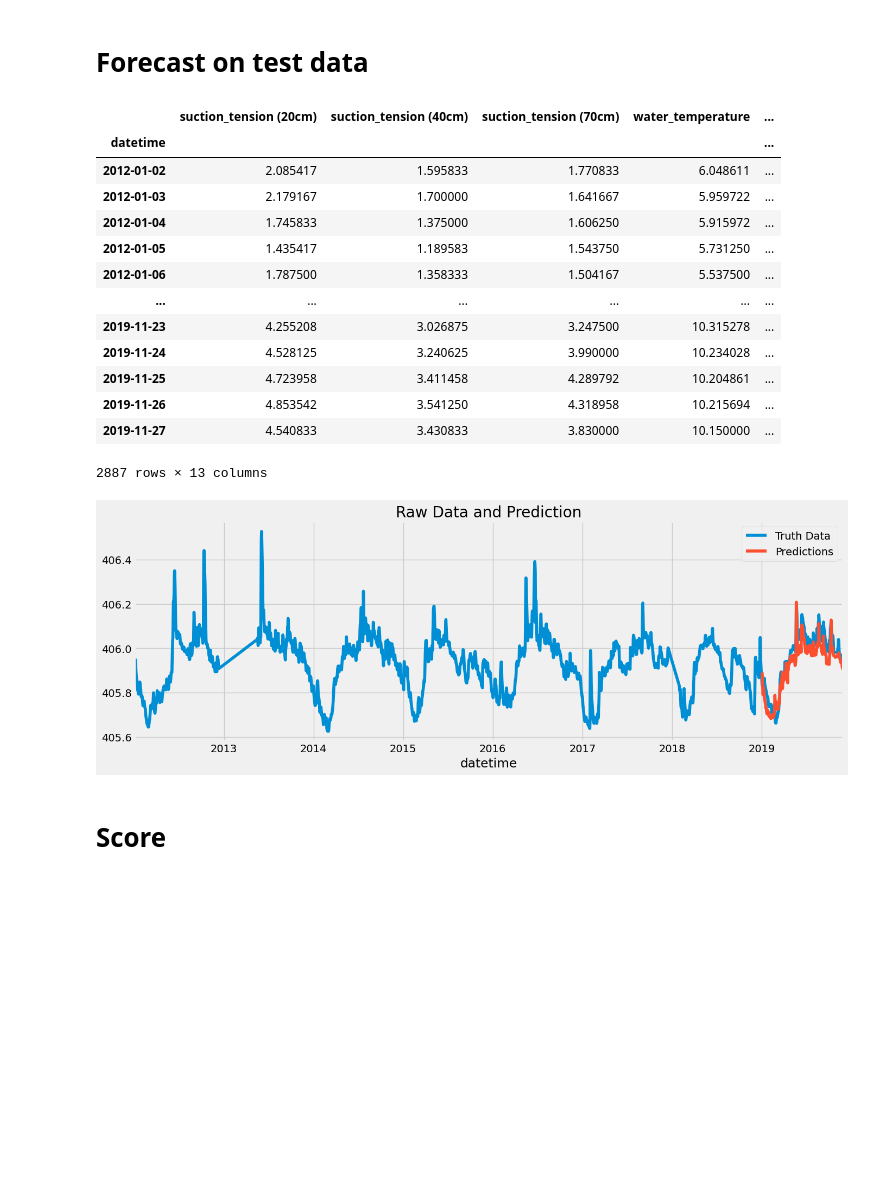
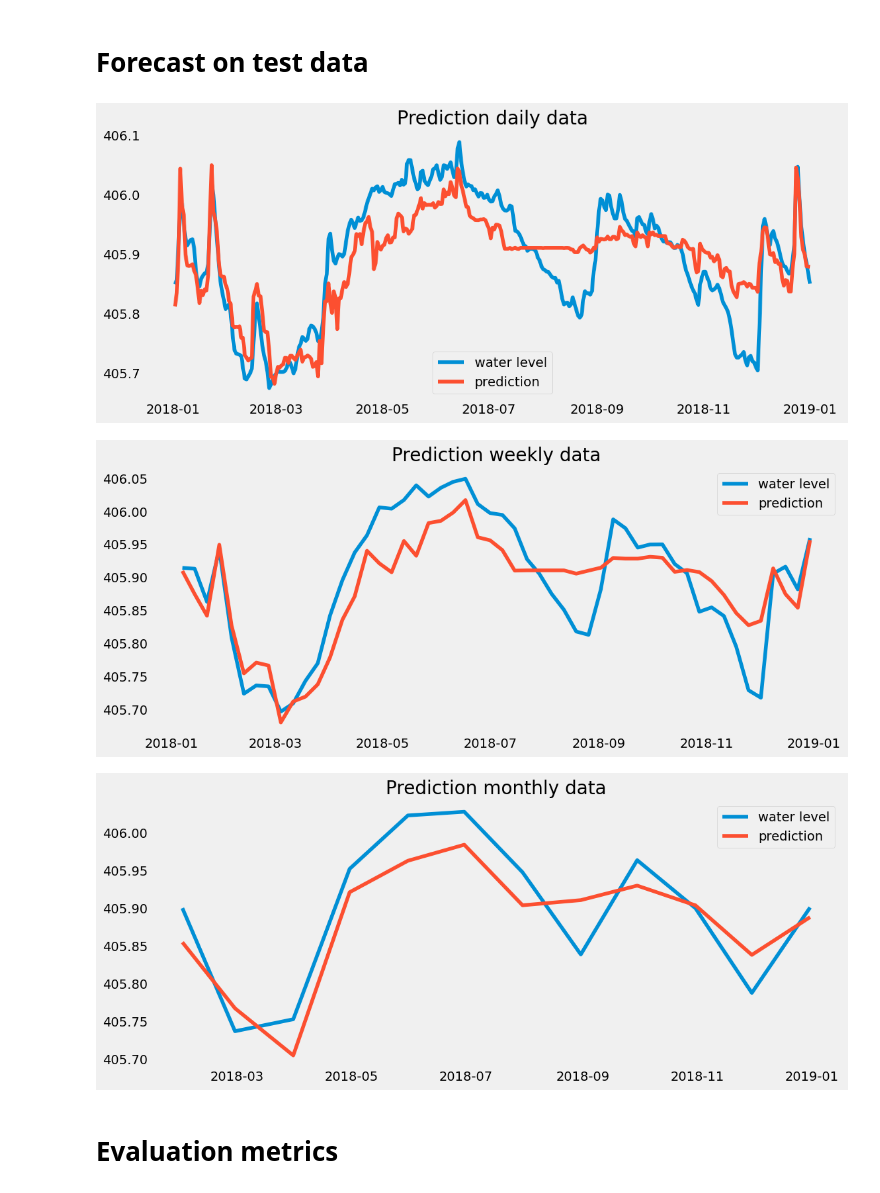
Before and after one commit to kaebry/DSF, a Jupyter notebook: Code/XGBoost.ipynb, the cells around one changed output. Saved outputs shown, nothing was run; the diff lists cells and outputs as text; code cells hidden in the pictures; blank space fills up the shorter version.

Commit message:
Modified XGBoost model, now includes daily, weekly and monthly analysis

```diff
--- a/Code/XGBoost.ipynb
+++ b/Code/XGBoost.ipynb
@@ -100,33 +170,25 @@ plt.show()
 # %% [markdown]
 # Forecast on test data
 # %%
-X_test['prediction'] = reg.predict(X_test)
+for i in range(len(X_list_val)):
+    X_list_val[i]['prediction'] = reg.predict(X_list_val[i])
-# %%
-df = df.merge(X_test[['prediction']], how='left', left_index=True, right_index=True)
-df
-# %% [output]
-|  | suction_tension (20cm) | suction_tension (40cm) | suction_tension (70cm) | water_temperature | ... |
-| datetime |  |  |  |  | ... |
-| 2012-01-02 | 2.085417 | 1.595833 | 1.770833 | 6.048611 | ... |
-| 2012-01-03 | 2.179167 | 1.700000 | 1.641667 | 5.959722 | ... |
-| 2012-01-04 | 1.745833 | 1.375000 | 1.606250 | 5.915972 | ... |
-| 2012-01-05 | 1.435417 | 1.189583 | 1.543750 | 5.731250 | ... |
-| 2012-01-06 | 1.787500 | 1.358333 | 1.504167 | 5.537500 | ... |
-| ... | ... | ... | ... | ... | ... |
-| 2019-11-23 | 4.255208 | 3.026875 | 3.247500 | 10.315278 | ... |
-| 2019-11-24 | 4.528125 | 3.240625 | 3.990000 | 10.234028 | ... |
-| 2019-11-25 | 4.723958 | 3.411458 | 4.289792 | 10.204861 | ... |
-| 2019-11-26 | 4.853542 | 3.541250 | 4.318958 | 10.215694 | ... |
-| 2019-11-27 | 4.540833 | 3.430833 | 3.830000 | 10.150000 | ... |
-2887 rows × 13 columns
 # %%
-ax = df[['water_level']].plot(figsize=(15, 5))
-df['prediction'].plot(ax=ax)
-plt.legend(['Truth Data', 'Predictions'])
-ax.set_title('Raw Data and Prediction')
-plt.show()
+def plot_pred(x, y, true_col, pred_col, title):
+
+        fig, ax = plt.subplots(figsize=(12,5))
+        ax.grid()
+        ax.plot(y, label = true_col)
+        ax.plot(x[pred_col], label = pred_col)
+        ax.set_title(title)
+        ax.legend()
-# %% [output]
-[figure, removed]
+# %%
+plot_pred(X_list_val[0], y_list_val[0], 'water level', 'prediction', 'Prediction daily data')
+plot_pred(X_list_val[1], y_list_val[1], 'water level', 'prediction', 'Prediction weekly data')
+plot_pred(X_list_val[2], y_list_val[2], 'water level', 'prediction', 'Prediction monthly data')
+# %% [output]
+[figure, added]
+[figure, added]
+[figure, added]
 # %% [markdown]
-# Score
+# Evaluation metrics
 # %%
```
Also changed, not shown: parts of 38 cells of this notebook.
